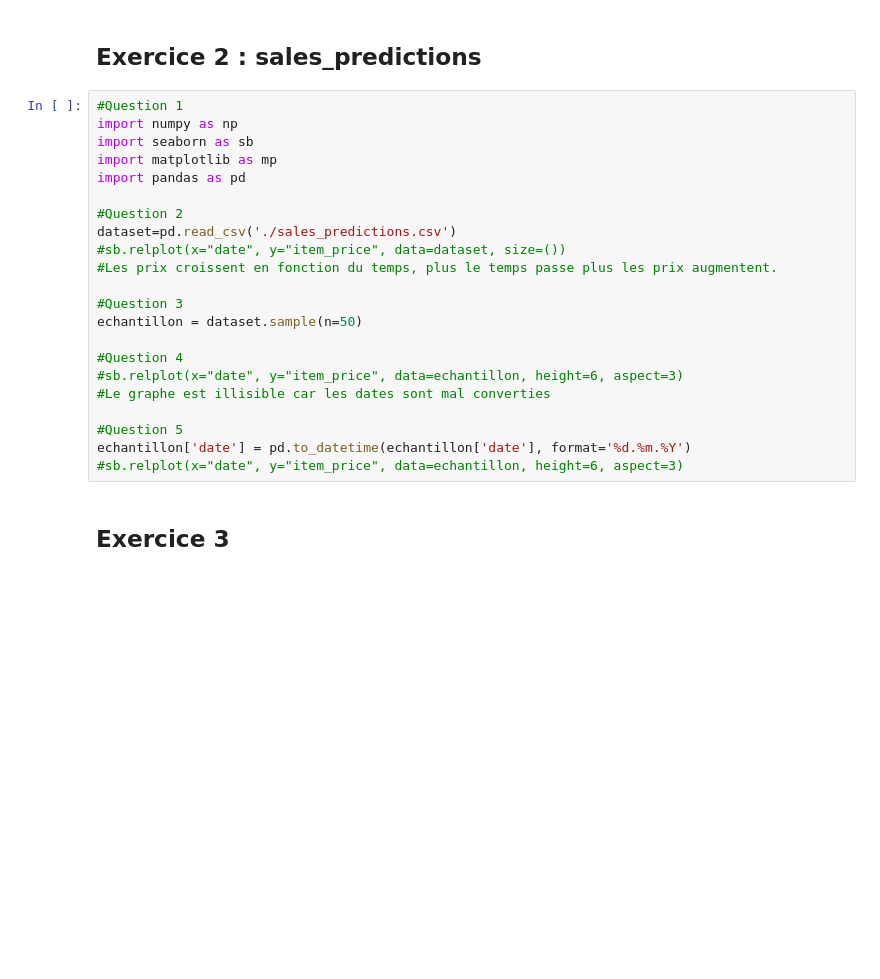
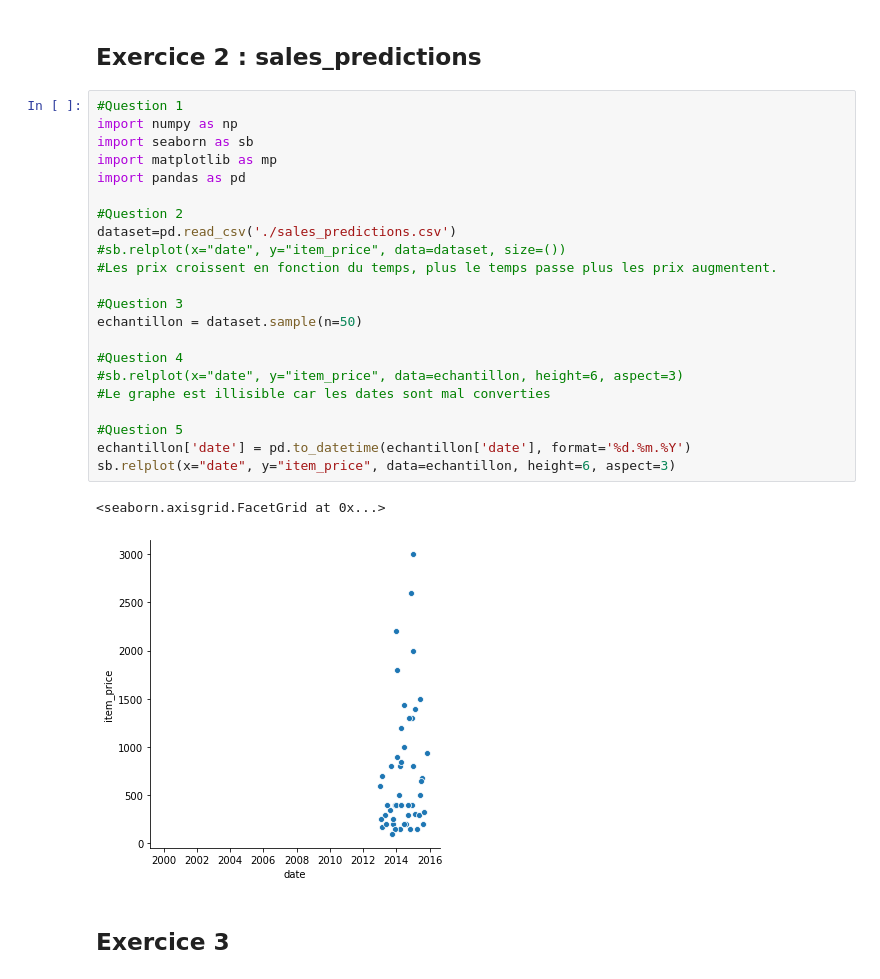
Before and after one commit to SignamarcheixH/m1_python, a Jupyter notebook: TP_dataviz.ipynb, the cells around one changed output. Drawn from its saved outputs; the diff is of its cells as text; blank space fills up the shorter version.

```diff
--- a/TP_dataviz.ipynb
+++ b/TP_dataviz.ipynb
@@ -56,25 +64,28 @@ sb.pairplot(graphe2_filtered)
 # %%
 #Question 1
 import numpy as np
 import seaborn as sb
 import matplotlib as mp
 import pandas as pd
 
 #Question 2
 dataset=pd.read_csv('./sales_predictions.csv')
 #sb.relplot(x="date", y="item_price", data=dataset, size=())
 #Les prix croissent en fonction du temps, plus le temps passe plus les prix augmentent.
 
 #Question 3
 echantillon = dataset.sample(n=50)
 
 #Question 4
 #sb.relplot(x="date", y="item_price", data=echantillon, height=6, aspect=3)
 #Le graphe est illisible car les dates sont mal converties
 
 #Question 5
 echantillon['date'] = pd.to_datetime(echantillon['date'], format='%d.%m.%Y')
-#sb.relplot(x="date", y="item_price", data=echantillon, height=6, aspect=3)
+sb.relplot(x="date", y="item_price", data=echantillon, height=6, aspect=3)
+# %% [output]
+<seaborn.axisgrid.FacetGrid at 0x...>
+[figure, added]
 # %% [markdown]
 ## Exercice 3
 # %%
```
Also changed, not shown: parts of 2 cells of this notebook, 7 other files.
